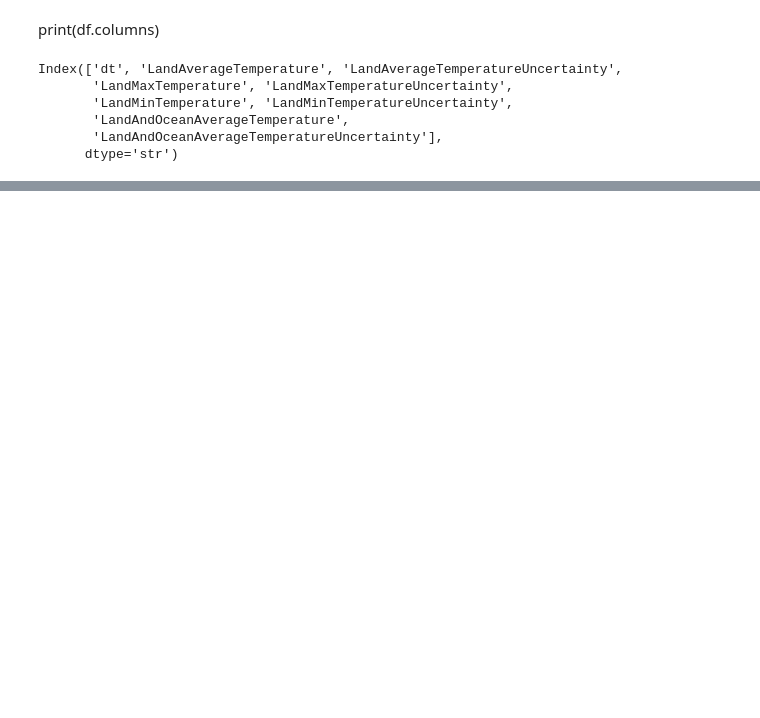
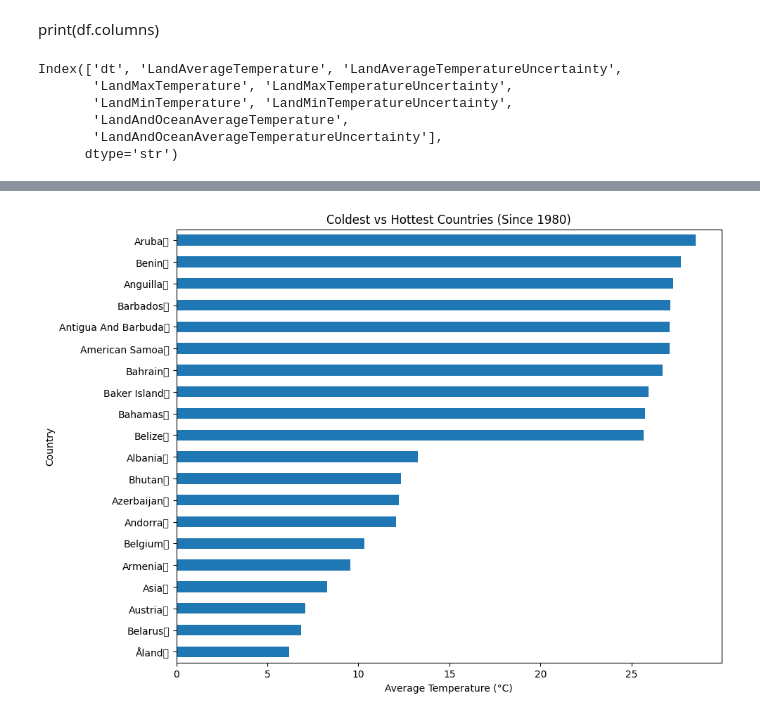
Before and after one commit to JaphletM/climate-watch, a Jupyter notebook: Opdracht 2/notebook.ipynb, the cells around one changed output, grey strips where cells are left out. Saved outputs shown, nothing was run; the diff lists cells and outputs as text; code cells hidden in the pictures; blank space fills up the shorter version.

```diff
--- a/Opdracht 2/notebook.ipynb
+++ b/Opdracht 2/notebook.ipynb
@@ -189,0 +185,29 @@ df["LandAverageTemperature"] = df["LandAverageTemperature"].fillna(
+# %%
+country_df = pd.read_sql("SELECT * FROM GlobalLandTemperaturesByCountry_subset", engine)
+
+country_df["AverageTemperature"] = pd.to_numeric(
+    country_df["AverageTemperature"], errors="coerce"
+)
+country_df["AverageTemperature"] = country_df["AverageTemperature"].replace(0, pd.NA)
+country_df["AverageTemperature"] = country_df["AverageTemperature"].fillna(
+    country_df["AverageTemperature"].mean()
+)
+# %%
+country_avg = country_df.groupby("Country")["AverageTemperature"].mean().sort_values()
+# %%
+coldest = country_avg.head(10)
+hottest = country_avg.tail(10)
+# %%
+import pandas as pd
+import matplotlib.pyplot as plt
+
+top_bottom = pd.concat([coldest, hottest])
+
+plt.figure(figsize=(10, 8))
+top_bottom.plot(kind="barh")
+plt.title("Coldest vs Hottest Countries (Since 1980)")
+plt.xlabel("Average Temperature (°C)")
+plt.ylabel("Country")
+plt.show()
+# %% [output]
+[figure, added]
```
Also changed, not shown: parts of 42 cells of this notebook, 1 other file.
